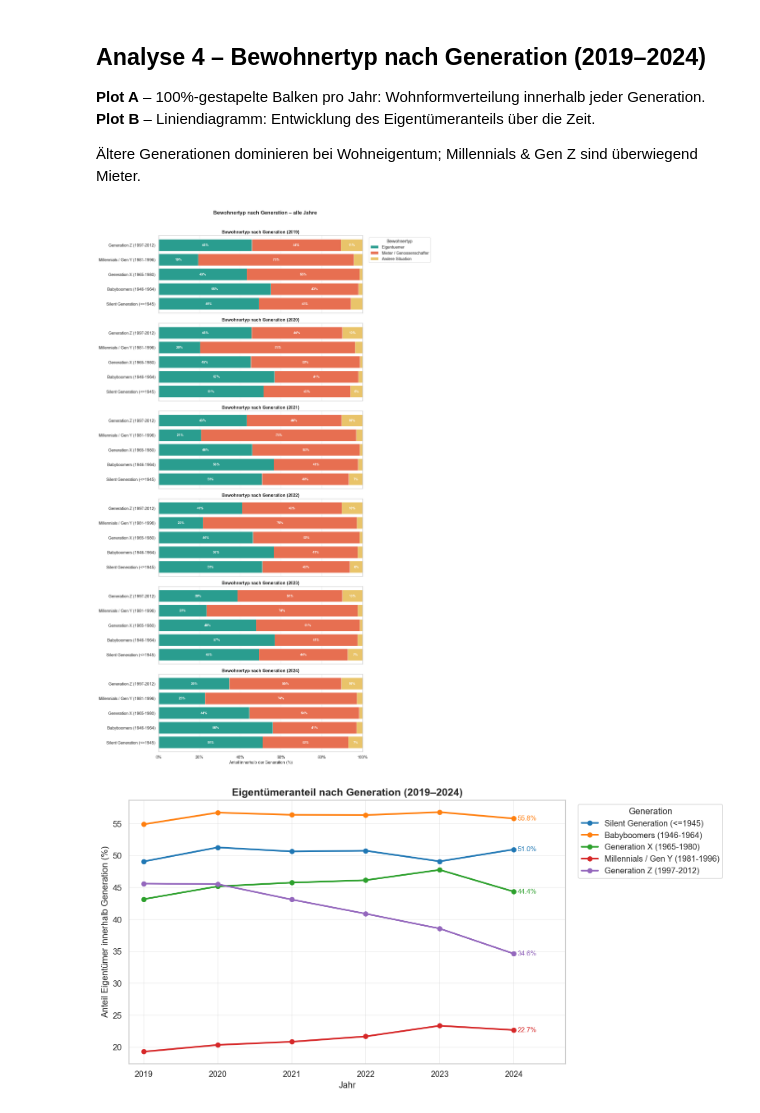
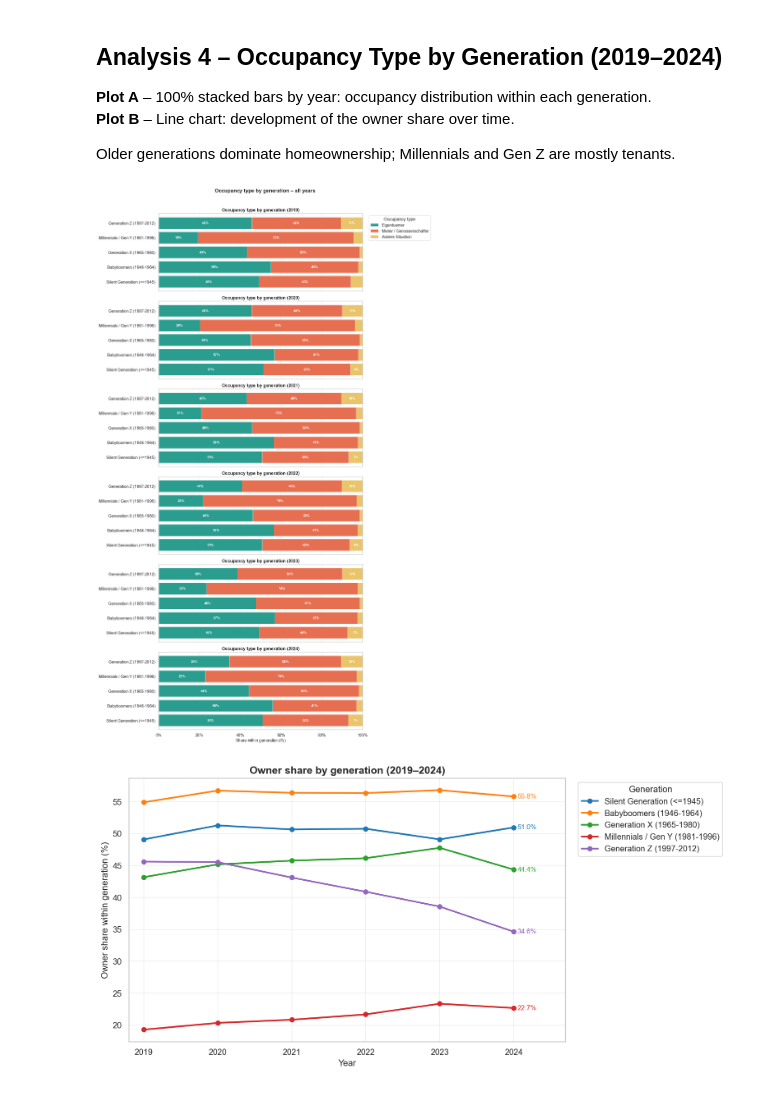
Before and after one commit to javi36/PODSV_Visualisierungsprojekt, a Jupyter notebook: 02_eda/eda_whoowns_v3.ipynb, the cells around one changed output. Drawn from its saved outputs; the diff is of its cells as text; code cells hidden in the pictures.

```diff
--- a/02_eda/eda_whoowns_v3.ipynb
+++ b/02_eda/eda_whoowns_v3.ipynb
@@ -432,18 +454,18 @@ ch_avg = ranking["obs_value"].mean()
 
 fig, ax = plt.subplots(figsize=(12, 10))
 bars = ax.barh(ranking["label_de"], ranking["obs_value"],
-               color="#2a9d8f", edgecolor="white", linewidth=0.5, label="Kanton")
+               color="#2a9d8f", edgecolor="white", linewidth=0.5, label="Cantons")
 ax.axvline(ch_avg, color="#e76f51", linestyle="--", linewidth=1.8,
-           label=f"Ø Schweiz  {ch_avg:.1f}%")
+           label=f"Swiss average  {ch_avg:.1f}%")
 
 for bar, val in zip(bars, ranking["obs_value"]):
     ax.text(val + 0.3, bar.get_y() + bar.get_height() / 2,
             f"{val:.1f}%", va="center", fontsize=9)
 
-ax.set_title("Durchschnittliche Wohneigentumsquote nach Kanton (2019–2024)",
+ax.set_title("Average homeownership rate by canton (2019–2024)",
              fontsize=14, fontweight="bold")
-ax.set_xlabel("Wohneigentumsquote (%)", fontsize=12)
-ax.set_ylabel("Kanton", fontsize=12)
+ax.set_xlabel("Homeownership rate (%)", fontsize=12)
+ax.set_ylabel("Canton", fontsize=12)
 ax.legend(fontsize=11, loc="lower right")
 ax.grid(True, axis="x", alpha=0.3)
 plt.tight_layout()
@@ -452,10 +474,7 @@ plt.show()
 print(f"  Min: {ranking['obs_value'].min():.1f}%  ({ranking.iloc[0]['label_de']})")
 print(f"  Max: {ranking['obs_value'].max():.1f}%  ({ranking.iloc[-1]['label_de']})")
 
-# ── Vergleich: Durchschnittsalter vs. Wohneigentumsquote nach Kanton ───────────
-from scipy import stats
-
-# ── Anteil 65+ pro Kanton (bevölkerungsgewichtet, alle Jahre gemittelt) ────────
+# ── Comparison: age 65+ vs. homeownership rate by canton ──────────────────────
 demo_kantone = (
     demo[~demo[canton_col].astype(str).str.strip().str.lower().isin(["schweiz", "ohne angabe"])]
     .dropna(subset=["age_num", "population", canton_col])
@@ -479,7 +498,7 @@ comparison = (
     .merge(age65_by_canton, on="canton", how="inner")
 )
 
-# ── Statistik ──────────────────────────────────────────────────────────────────
+# ── Statistics ─────────────────────────────────────────────────────────────────
 r, p = stats.pearsonr(comparison["pct_65plus"], comparison["homeownership_pct"])
 slope, intercept, *_ = stats.linregress(comparison["pct_65plus"], comparison["homeownership_pct"])
 r_sq = r ** 2
@@ -517,10 +536,10 @@ y_pad = (comparison["homeownership_pct"].max() - comparison["homeownership_pct"]
 ax.set_xlim(comparison["pct_65plus"].min() - x_pad, comparison["pct_65plus"].max() + x_pad * 3)
 ax.set_ylim(comparison["homeownership_pct"].min() - y_pad, comparison["homeownership_pct"].max() + y_pad * 3)
 
-ax.set_title("Share of Population 65+ vs. Homeownership Rate by Canton",
+ax.set_title("Share of population aged 65+ vs. homeownership rate by canton",
              fontsize=14, fontweight="bold")
-ax.set_xlabel("Share of Population Aged 65+ (%)", fontsize=12)
-ax.set_ylabel("Average Homeownership Rate (%)", fontsize=12)
+ax.set_xlabel("Share of population aged 65+ (%)", fontsize=12)
+ax.set_ylabel("Average homeownership rate (%)", fontsize=12)
 ax.legend(loc="upper left", frameon=True)
 ax.grid(True, alpha=0.3)
 plt.tight_layout()
@@ -592,10 +584,10 @@ tenure status would be required to establish a causal relationship.
 # %% [markdown]
-## Analyse 4 – Bewohnertyp nach Generation (2019–2024)
+## Analysis 4 – Occupancy Type by Generation (2019–2024)
 
-**Plot A** – 100%-gestapelte Balken pro Jahr: Wohnformverteilung innerhalb jeder Generation.
-**Plot B** – Liniendiagramm: Entwicklung des Eigentümeranteils über die Zeit.
+**Plot A** – 100% stacked bars by year: occupancy distribution within each generation.
+**Plot B** – Line chart: development of the owner share over time.
 
-Ältere Generationen dominieren bei Wohneigentum; Millennials & Gen Z sind überwiegend Mieter.
+Older generations dominate homeownership; Millennials and Gen Z are mostly tenants.
 # %%
 # ── Aggregation ────────────────────────────────────────────────────────────────
 bt_base = (
@@ -608,7 +600,7 @@ bt_base = (
 bt_base = bt_base[bt_base["bt_label"].isin(BT_PALETTE.keys())].copy()
 bt_base["time_period"] = bt_base["time_period"].astype(int)
 
-# ── Plot A: 100%-gestapelte Balken (ein Subplot pro Jahr) ─────────────────────
+# ── Plot A: 100%-stacked bars (one subplot per year) ──────────────────────────
 years = sorted(bt_base["time_period"].unique())
 fig, axes = plt.subplots(len(years), 1, figsize=(13, 3.5 * len(years)), sharex=True)
 
@@ -626,8 +618,8 @@ for ax, year in zip(np.atleast_1d(axes), years):
         .reindex(GEN_ORDER_PLOT)
         .fillna(0)
         .reindex(columns=list(BT_PALETTE.keys()), fill_value=0)
-    )
-    # Sicherstellen, dass jede Generation exakt auf 100% skaliert ist.
+)
+    # Ensure every generation is scaled to exactly 100%.
     row_sum = pivot.sum(axis=1)
     pivot = pivot.div(row_sum.where(row_sum > 0, 1), axis=0) * 100
 
@@ -643,49 +635,49 @@ for ax, year in zip(np.atleast_1d(axes), years):
                         color="white", fontweight="bold")
         left += vals
 
-    ax.set_title(f"Bewohnertyp nach Generation ({year})", fontsize=12, fontweight="bold")
+    ax.set_title(f"Occupancy type by generation ({year})", fontsize=12, fontweight="bold")
     ax.set_xlim(0, 100)
     ax.xaxis.set_major_formatter(mticker.FuncFormatter(lambda x, _: f"{x:.0f}%"))
     ax.grid(True, axis="x", alpha=0.3)
 
-np.atleast_1d(axes)[0].legend(title="Bewohnertyp", bbox_to_anchor=(1.02, 1), loc="upper left")
-np.atleast_1d(axes)[-1].set_xlabel("Anteil innerhalb der Generation (%)", fontsize=11)
-plt.suptitle("Bewohnertyp nach Generation – alle Jahre", fontsize=14, fontweight="bold", y=1.01)
+np.atleast_1d(axes)[0].legend(title="Occupancy type", bbox_to_anchor=(1.02, 1), loc="upper left")
+np.atleast_1d(axes)[-1].set_xlabel("Share within generation (%)", fontsize=11)
+plt.suptitle("Occupancy type by generation – all years", fontsize=14, fontweight="bold", y=1.01)
 plt.tight_layout()
 plt.show()
 
-# ── Plot B: Eigentümeranteil über Zeit ─────────────────────────────────────────
+# ── Plot B: Owner share over time ──────────────────────────────────────────────
 yearly = (
     bt_base
     .groupby(["time_period", "generation_label", "bt_label"], observed=True)[bt_val_col]
     .sum().reset_index()
 )
 yearly["share"] = yearly.groupby(["time_period", "generation_label"], observed=True)[bt_val_col].transform(
     lambda s: s / s.sum() * 100 if s.sum() > 0 else 0
 )
 eigentuemer = yearly[yearly["bt_label"] == "Eigentuemer"]
 
 fig, ax = plt.subplots(figsize=(12, 6))
 for gen in GEN_ORDER_PLOT:
     sub = eigentuemer[eigentuemer["generation_label"] == gen].sort_values("time_period")
     if sub.empty:
         continue
     color = GEN_PALETTE[gen]
     ax.plot(sub["time_period"], sub["share"], marker="o", linewidth=2.2, color=color, label=gen)
     last = sub.iloc[-1]
     ax.annotate(f"{last['share']:.1f}%", xy=(last["time_period"], last["share"]),
                 xytext=(5, 0), textcoords="offset points", va="center", fontsize=9, color=color)
 
 years_all = sorted(eigentuemer["time_period"].unique())
 ax.set_xticks(years_all)
 ax.set_xlim(years_all[0] - 0.2, years_all[-1] + 0.7)
-ax.set_title("Eigentümeranteil nach Generation (2019–2024)", fontsize=14, fontweight="bold")
-ax.set_xlabel("Jahr", fontsize=12)
-ax.set_ylabel("Anteil Eigentümer innerhalb Generation (%)", fontsize=12)
+ax.set_title("Owner share by generation (2019–2024)", fontsize=14, fontweight="bold")
+ax.set_xlabel("Year", fontsize=12)
+ax.set_ylabel("Owner share within generation (%)", fontsize=12)
 ax.legend(title="Generation", bbox_to_anchor=(1.02, 1), loc="upper left")
 ax.grid(True, alpha=0.3)
 plt.tight_layout()
 plt.show()
 # %% [output]
-[figure, old version]
+[figure, new version]
-[figure, old version]
+[figure, new version]
```
Also changed, not shown: parts of 26 cells of this notebook, 7 other files.
